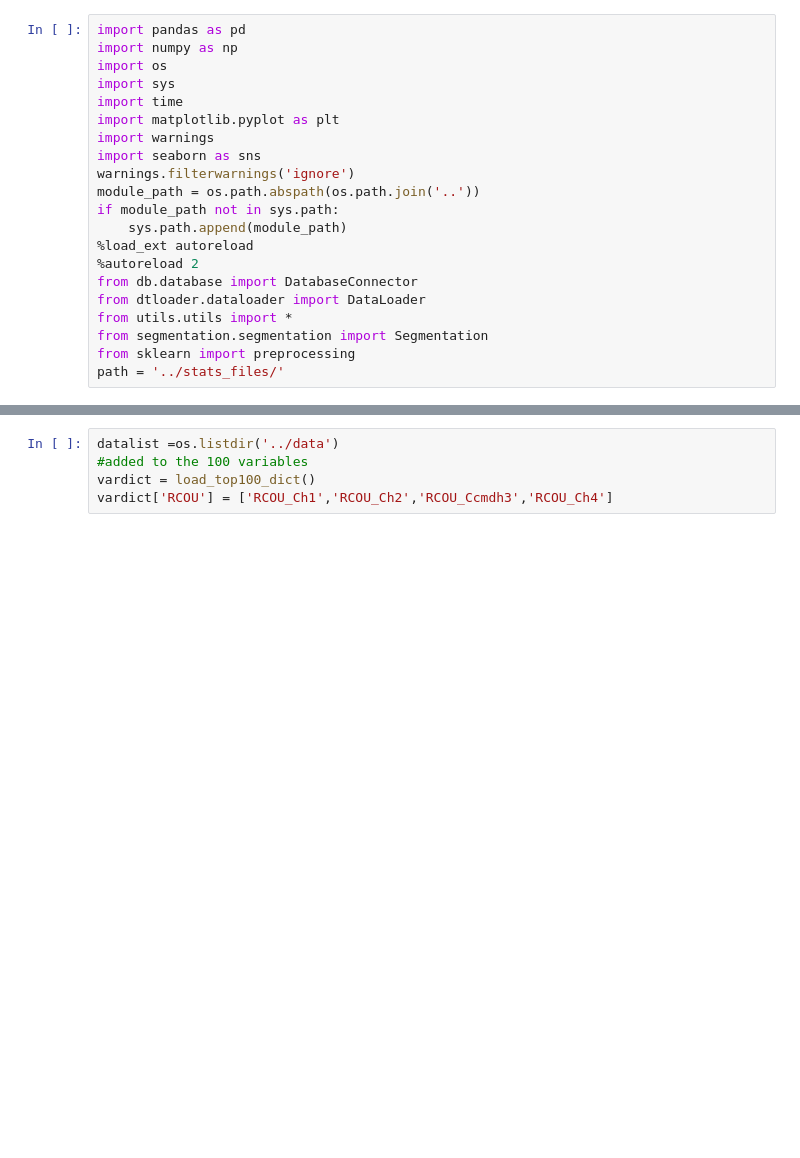
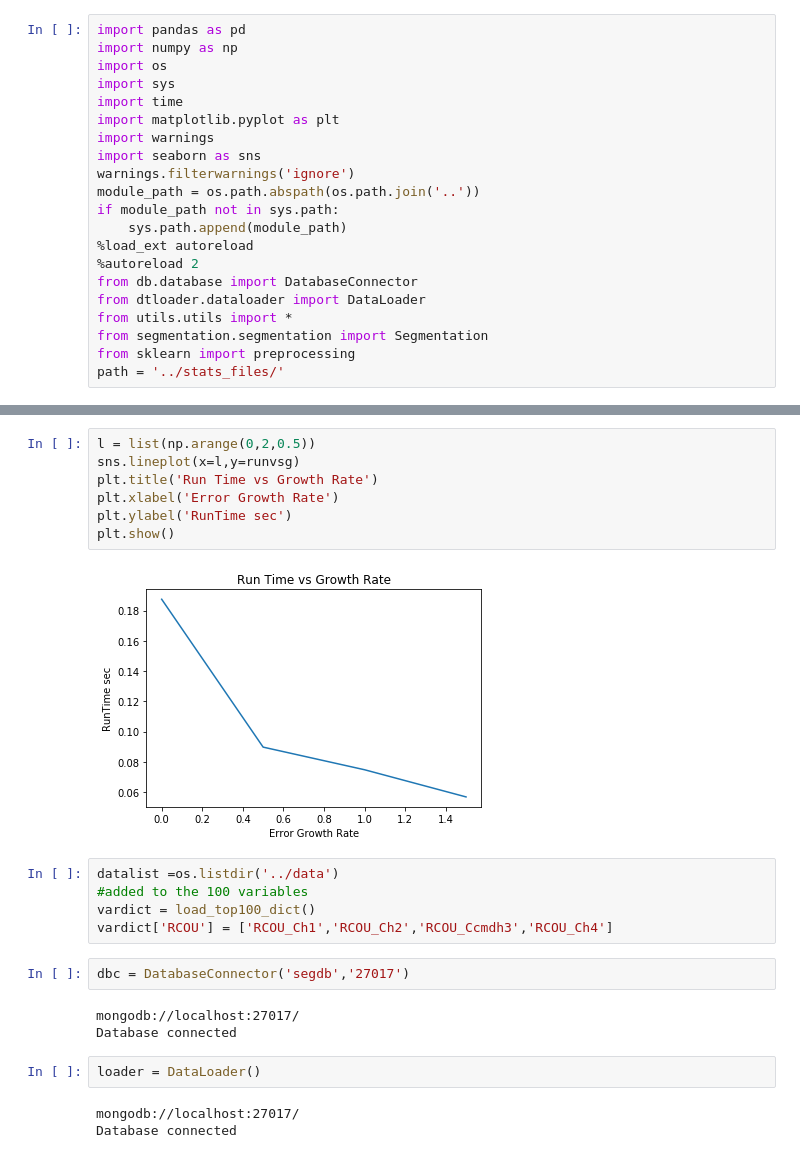
Before and after one commit to Husseinjd/DroneCrashDetection, a Jupyter notebook: analysis/segmentation_analysis.ipynb, the cells around one changed output, grey strips where cells are left out. Saved outputs shown, nothing was run; the diff lists cells and outputs as text; blank space fills up the shorter version.

```diff
--- a/analysis/segmentation_analysis.ipynb
+++ b/analysis/segmentation_analysis.ipynb
@@ -40,6 +61,25 @@ plt.show()
+# %%
+l = list(np.arange(0,2,0.5))
+sns.lineplot(x=l,y=runvsg)
+plt.title('Run Time vs Growth Rate')
+plt.xlabel('Error Growth Rate')
+plt.ylabel('RunTime sec')
+plt.show()
+# %% [output]
+[figure, added]
 # %%
 datalist =os.listdir('../data')
 #added to the 100 variables
 vardict = load_top100_dict()
 vardict['RCOU'] = ['RCOU_Ch1','RCOU_Ch2','RCOU_Ccmdh3','RCOU_Ch4']
+# %%
+dbc = DatabaseConnector('segdb','27017')
+# %% [output]
+mongodb://localhost:27017/
+Database connected
+# %%
+loader = DataLoader()
+# %% [output]
+mongodb://localhost:27017/
+Database connected
 # %%
```
Also changed, not shown: parts of 3 cells of this notebook, 1 other file.
